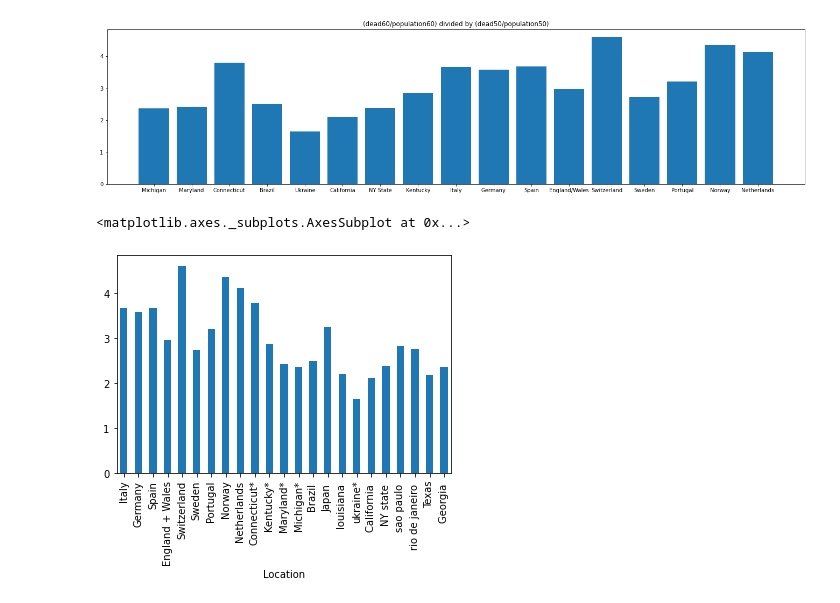
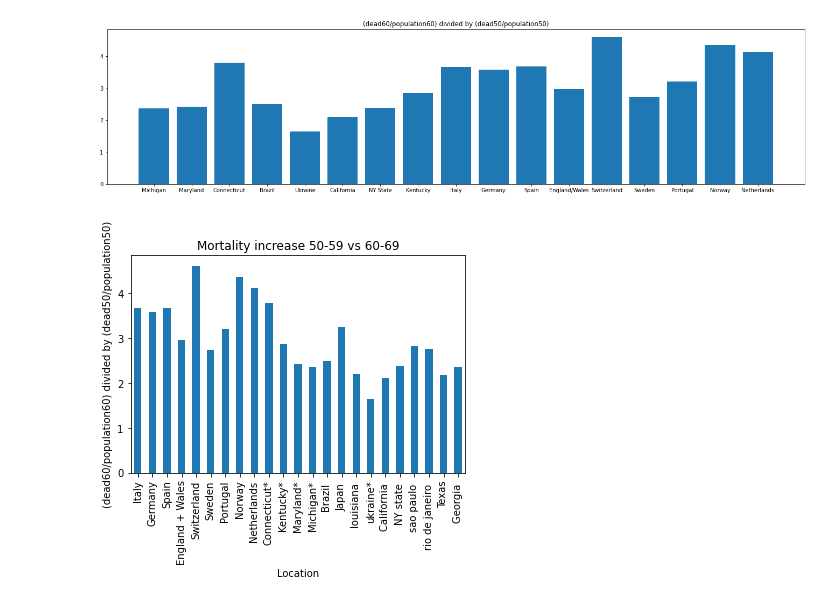
Before and after one commit to Ali-Kazmi/covid-visualizations, a Jupyter notebook: vis.ipynb, the cells around one changed output. Saved outputs shown, nothing was run; the diff lists cells and outputs as text; code cells hidden in the pictures.

Commit message:
added different age visualizations for paper

```diff
--- a/vis.ipynb
+++ b/vis.ipynb
@@ -488,25 +488,28 @@ plt.show()
 # %%
 import pandas as pd
 import requests
 import io
 popurl="https://raw.githubusercontent.com/Ali-Kazmi/covid-visualizations/master/big-population-by-age-sheet.xlsx"
 deathurl="https://raw.githubusercontent.com/Ali-Kazmi/covid-visualizations/master/big-deaths-by-age-sheet.xlsx"
 #download = github_session.get(url).content
 
 # Reading the downloaded content and turning it into a pandas dataframe
 
 PopDF = pd.read_excel(popurl,index_col=0)
 DeathsDF=pd.read_excel(deathurl,index_col=0)
 
 #note: 10-19 should have been the second column, but it shows it as a date because excel did something.. oops
 dfres=pd.DataFrame()
 dfrestwo=pd.DataFrame()
 dfresults=pd.DataFrame()
 
 dfres['Results']=DeathsDF["60-69"]/PopDF["60-69"]
 dfrestwo['Results']=DeathsDF["50-59"]/PopDF["50-59"]
 dfresults['Results']=(dfres['Results']/dfrestwo['Results'])
-dfresults['Results'].plot(kind='bar')
+
+ax=dfresults['Results'].plot(kind='bar',title='Mortality increase 50-59 vs 60-69')
+ax.set_ylabel("(dead60/population60) divided by (dead50/population50)")
+fig=ax.get_figure()
+fig.savefig('plot.jpg')
 # %% [output]
-<matplotlib.axes._subplots.AxesSubplot at 0x...>
-[figure, old version]
+[figure, new version]
```
Also changed, not shown: parts of 3 cells of this notebook.
